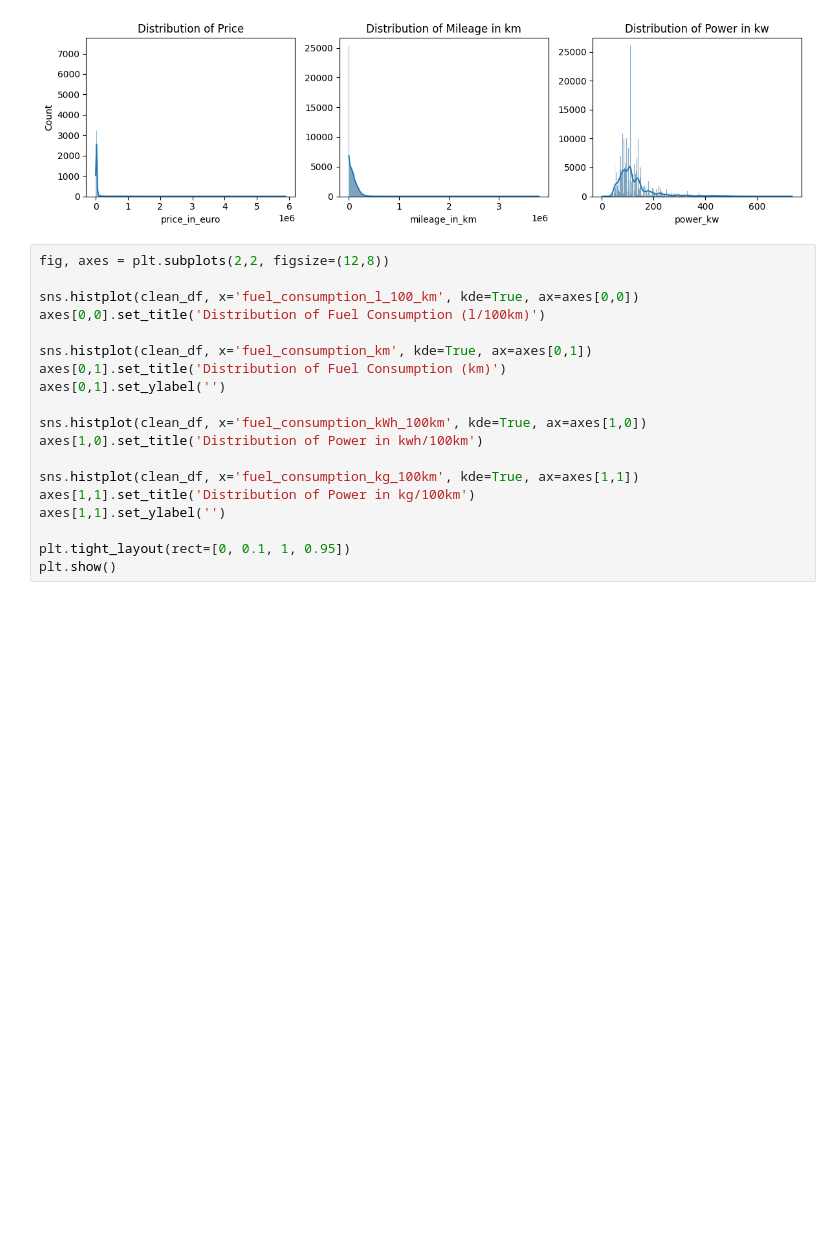
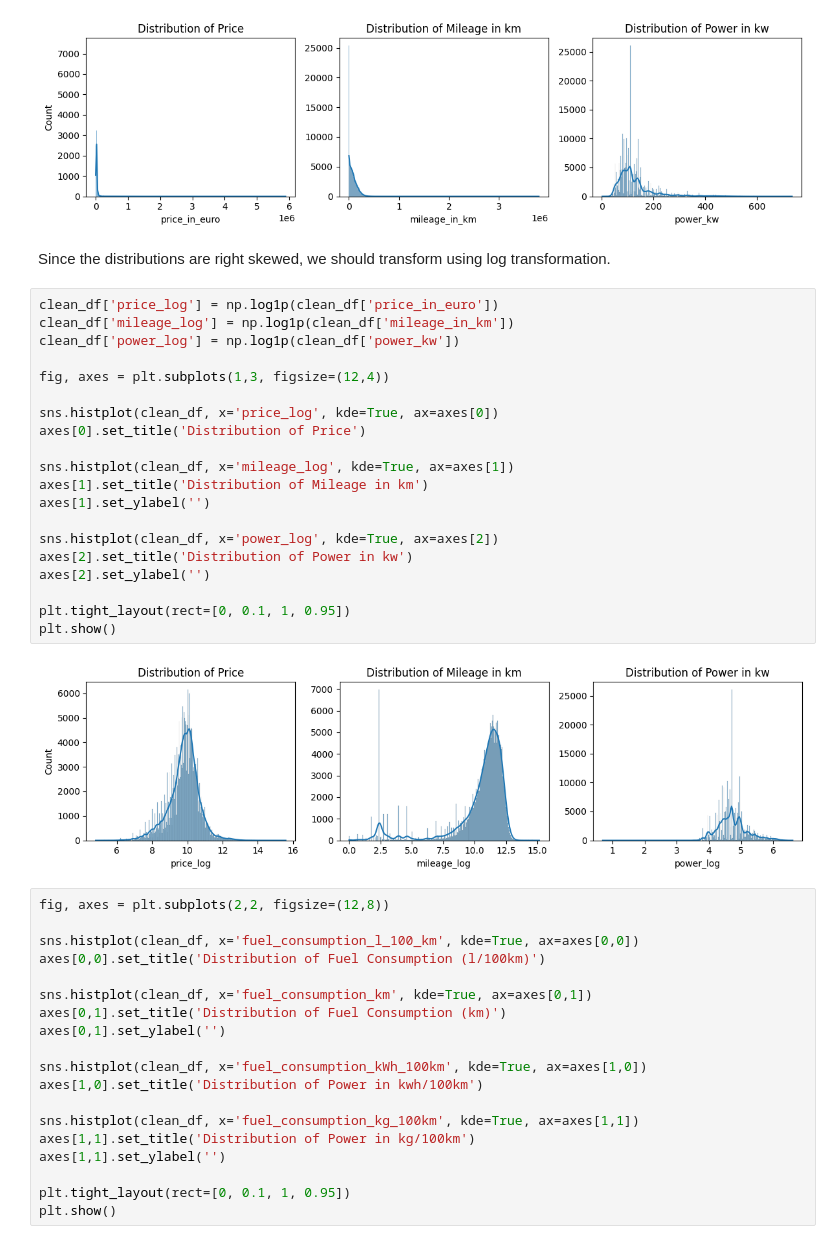
Before and after one commit to KaungSiThu-Sallius/German-Used-Cars-Analysis, a Jupyter notebook: main.ipynb, the cells around one changed output. Drawn from its saved outputs; the diff is of its cells as text; blank space fills up the shorter version.

```diff
--- a/main.ipynb
+++ b/main.ipynb
@@ -241,6 +241,30 @@ plt.tight_layout(rect=[0, 0.1, 1, 0.95])
 plt.show()
 # %% [output]
 [figure]
+# %% [markdown]
+Since the distributions are right skewed, we should transform using log transformation.
+# %%
+clean_df['price_log'] = np.log1p(clean_df['price_in_euro'])
+clean_df['mileage_log'] = np.log1p(clean_df['mileage_in_km'])
+clean_df['power_log'] = np.log1p(clean_df['power_kw'])
+
+fig, axes = plt.subplots(1,3, figsize=(12,4))
+
+sns.histplot(clean_df, x='price_log', kde=True, ax=axes[0])
+axes[0].set_title('Distribution of Price')
+
+sns.histplot(clean_df, x='mileage_log', kde=True, ax=axes[1])
+axes[1].set_title('Distribution of Mileage in km')
+axes[1].set_ylabel('')
+
+sns.histplot(clean_df, x='power_log', kde=True, ax=axes[2])
+axes[2].set_title('Distribution of Power in kw')
+axes[2].set_ylabel('')
+
+plt.tight_layout(rect=[0, 0.1, 1, 0.95])
+plt.show()
+# %% [output]
+[figure, added]
 # %%
 fig, axes = plt.subplots(2,2, figsize=(12,8))
 
```
Also changed, not shown: parts of 8 cells of this notebook.
